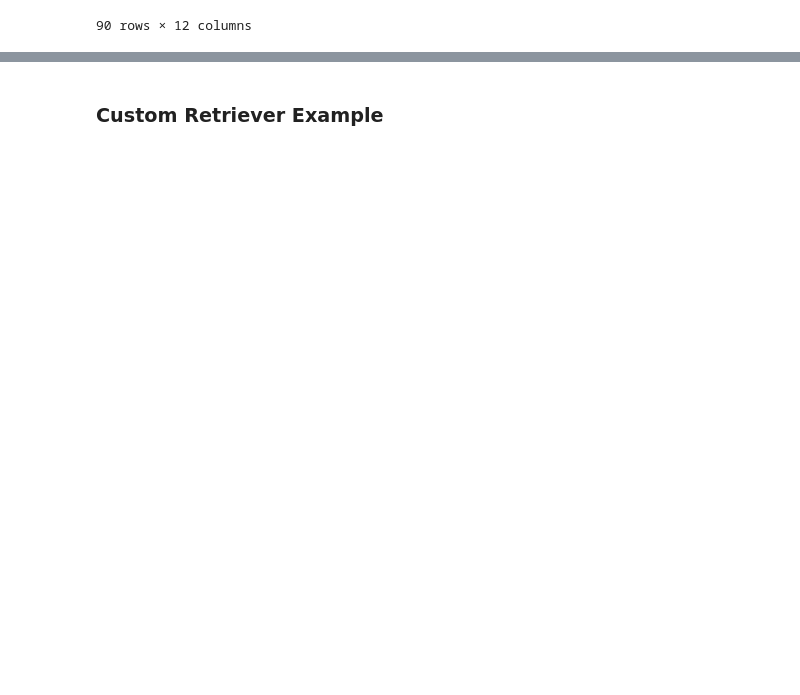
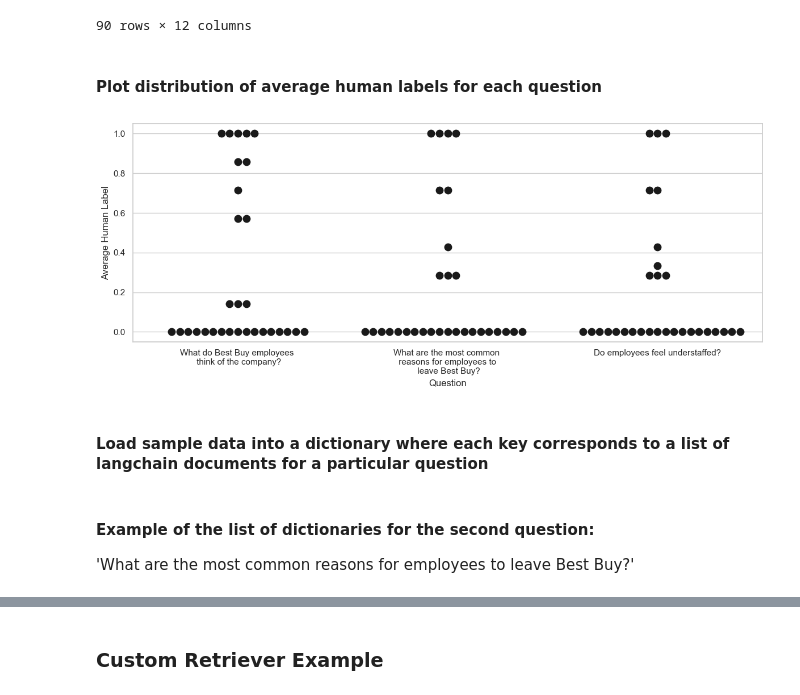
Before and after one commit to peter-mm-williams/aware-nlp, a Jupyter notebook: notebooks/PeterNotebooks/evaluation_pipeline_clean.ipynb, the cells around one changed output, grey strips where cells are left out. Cells and saved outputs as stored; diff of their text form; code cells hidden in the pictures; blank space fills up the shorter version.

```diff
--- a/notebooks/PeterNotebooks/evaluation_pipeline_clean.ipynb
+++ b/notebooks/PeterNotebooks/evaluation_pipeline_clean.ipynb
@@ -27,6 +31,39 @@ df
 | 88 | nah | What do Best Buy employees think ... | 0.0 | 0.000000 | 0 | ixd7txp | comment | ... |
 | 89 | thank you ! i wish you well | What do Best Buy employees think ... | 0.0 | 0.000000 | 0 | ktjzlgp | comment | ... |
 90 rows × 12 columns
+# %% [markdown]
+#### Plot distribution of average human labels for each question
+# %%
+import seaborn as sns
+
+def wrap_text(text, n_words = 5):
+    sent = text.split(' ')
+    for i in range(n_words, len(sent), n_words):
+        sent.insert(i, '\n')
+    return ' '.join(sent)
+temp_df = df.copy()
+temp_df['Question'] = temp_df['question'].apply(wrap_text)
+label_colors = {1: 'royalblue', 0: 'firebrick'}
+
+f = plt.figure(figsize=(12,5))
+sns.swarmplot(
+    x = 'Question',
+    y = 'average_label',
+    data = temp_df.rename(columns = {'relevant':'LLM Label'}),
+    legend = "auto",
+    #palette=label_colors,
+    edgecolor='black',
+    color='k',
+    s=10,
+    )
+plt.ylabel('Average Human Label')
+#plt.axhline(y=2/7, color='black', linestyle='--')
+f.tight_layout()
+f.savefig('../../figures/bestbuy_human_labels.png')
+# %% [output]
+[figure, added]
+# %% [markdown]
+#### Load sample data into a dictionary where each key corresponds to a list of langchain documents for a particular question
 # %%
 from langchain_community.document_loaders import DataFrameLoader
 import numpy as np
@@ -39,3 +76,6 @@ def parse_dataset(dataset_df: pd.DataFrame, question: str):
 dataset_df = df.copy().drop(columns = ['label_sum', 'average_label', 'consensus'])
 questions = dataset_df.question.unique()
 dataset_dict = {f'question_{i}':parse_dataset(dataset_df, q) for i, q in enumerate(questions)}
+# %% [markdown]
+#### Example of the list of dictionaries for the second question:
+'What are the most common reasons for employees to leave Best Buy?'
```
Also changed, not shown: parts of 25 cells of this notebook, 7 other files.
